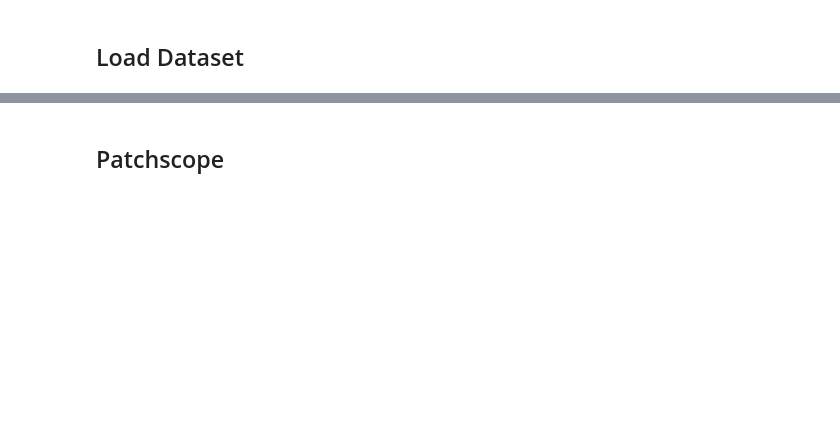
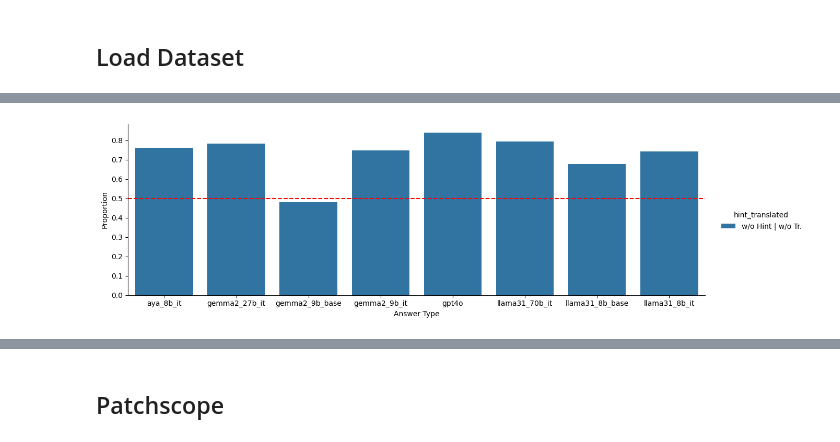
Before and after one commit to BerkeArgin/llm-localization, a Jupyter notebook: contrastive.ipynb, the cells around one changed output, grey strips where cells are left out. Saved outputs shown, nothing was run; the diff lists cells and outputs as text; code cells hidden in the pictures; blank space fills up the shorter version.

```diff
--- a/contrastive.ipynb
+++ b/contrastive.ipynb
@@ -191,0 +559,39 @@ Top 10 tokens for position 0
+# %%
+final_results_df = pd.read_csv("model_gen/all_models_greedy_mult_choice.csv")
+# %%
+
+out_df = final_results_df.copy()
+out_df = out_df.query("ans_type != 'none' and country != 'United States' and subtask=='culturebench'").copy()
+# %%
+import seaborn as sns
+
+import matplotlib.pyplot as plt
+
+# Filter the dataframe to exclude 'none' ans_type
+string_form = lambda x: ("w/" if x["hint"] else "w/o") + " Hint | " + ("w/" if x["translated"] else "w/o") + " Tr."
+
+out_df["hint_translated"] = out_df.apply(string_form, axis=1)
+out_df = out_df.query("hint_translated != 'xw/o Hint | w/o Tr.'")
+
+group_df = out_df.groupby(['model', 'hint_translated', 'subtask','country'])["ans_type"].value_counts(normalize=True).unstack().fillna(0).reset_index()
+group_df = group_df.groupby(['model', 'hint_translated'])["local"].mean().reset_index()
+
+
+# Plot the data
+g = sns.catplot(
+    data=group_df,
+    kind="bar",
+    order=out_df["model"].unique().sort(),
+    x="model",
+    y="local",
+    hue="hint_translated",
+    height=4,
+    aspect=3
+)
+for ax in g.axes.flat:
+    ax.axhline(0.5, ls='--', color='red')
+g.set_axis_labels("Answer Type", "Proportion")
+g.tight_layout()
+plt.show()
+# %% [output]
+[figure, added]
```
Also changed, not shown: parts of 261 cells of this notebook, 18 other files.
